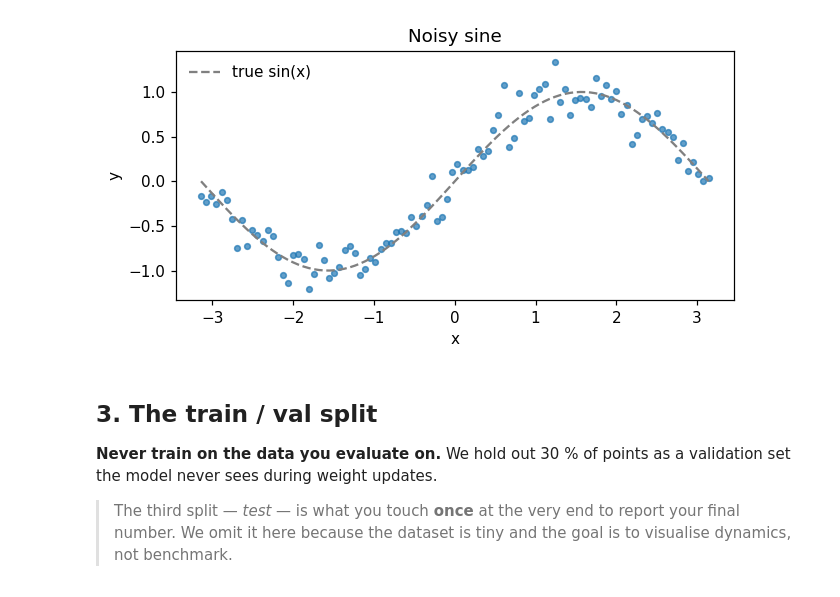
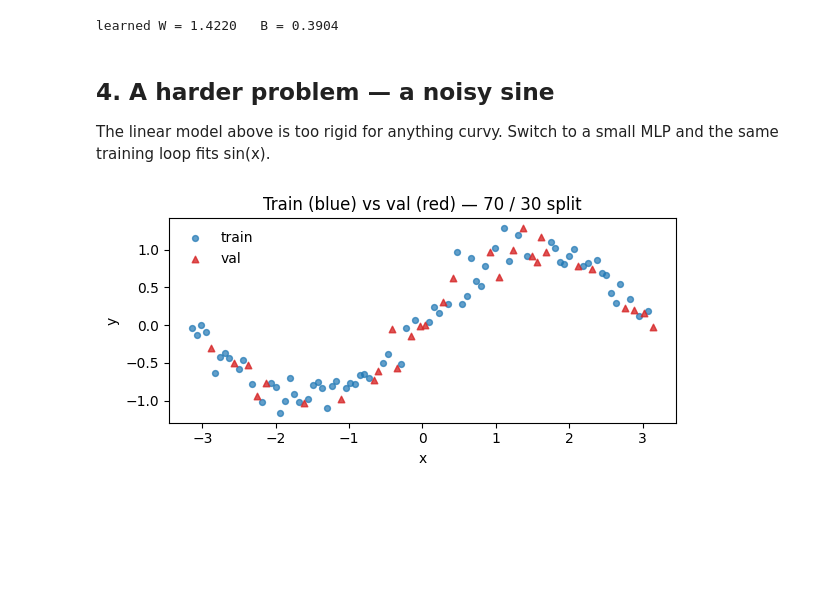
Before and after one commit to allamaprabhuani/allamaprabhuani.github.io, a Jupyter notebook: notebooks/01-ml-training.ipynb, the cells around one changed output. Cells and saved outputs as stored; diff of their text form; code cells hidden in the pictures; blank space fills up the shorter version.

```diff
--- a/notebooks/01-ml-training.ipynb
+++ b/notebooks/01-ml-training.ipynb
@@ -22,6 +0,0 @@ notebook runs in seconds on CPU.
-# %%
-import torch, torch.nn as nn, torch.optim as optim
-import numpy as np
-import matplotlib.pyplot as plt
-torch.manual_seed(0); np.random.seed(0)
-plt.rcParams['figure.dpi'] = 110
@@ -34,21 +78,40 @@ stress vs strain in the linear regime.
+# %%
+x_t = torch.tensor(x_data, dtype=torch.float32).view(-1, 1)
+y_t = torch.tensor(y_data, dtype=torch.float32).view(-1, 1)
+
+model = nn.Linear(1, 1)              # `Wx + b`, learnable W and b
+opt = optim.SGD(model.parameters(), lr=0.01)
+loss_fn = nn.MSELoss()
+for ep in range(200):
+    y_pred = model(x_t)              # forward
+    loss = loss_fn(y_pred, y_t)      # how wrong
+    opt.zero_grad()                  # reset gradients
+    loss.backward()                  # autograd computes ∂L/∂w, ∂L/∂b
+    opt.step()                       # w ← w − lr·∂L/∂w
+
+print(f'learned W = {model.weight.item():.4f}   B = {model.bias.item():.4f}')
+# %% [output]
+learned W = 1.4220   B = 0.3904
+# %% [markdown]
+## 4. A harder problem — a noisy sine
+
+The linear model above is too rigid for anything curvy. Switch to a
+small MLP and the same training loop fits sin(x).
 # %%
-N = 100
-X = torch.linspace(-torch.pi, torch.pi, N).view(-1, 1)
+X = torch.linspace(-torch.pi, torch.pi, 100).view(-1, 1)
 y = torch.sin(X) + 0.15 * torch.randn_like(X)
 
-plt.figure(figsize=(6, 3.2))
-plt.scatter(X.numpy(), y.numpy(), s=14, alpha=0.7)
-plt.plot(X.numpy(), torch.sin(X).numpy(), '--', color='gray', label='true sin(x)')
-plt.legend(frameon=False); plt.xlabel('x'); plt.ylabel('y'); plt.title('Noisy sine')
+idx = torch.randperm(100)
+tr, va = idx[:70], idx[70:]
+Xt, yt = X[tr], y[tr]
+Xv, yv = X[va], y[va]
+
+plt.figure(figsize=(6, 3.0))
+plt.scatter(Xt.numpy(), yt.numpy(), s=18, label='train', alpha=0.7, color='#1f77b4')
+plt.scatter(Xv.numpy(), yv.numpy(), s=22, label='val', alpha=0.8,
+            color='#d62728', marker='^')
+plt.legend(frameon=False); plt.xlabel('x'); plt.ylabel('y')
+plt.title('Train (blue) vs val (red) — 70 / 30 split')
 plt.tight_layout(); plt.show()
 # %% [output]
-[figure, old version]
+[figure, new version]
-# %% [markdown]
-## 3. The train / val split
-
-**Never train on the data you evaluate on.** We hold out 30 % of points as a
-validation set the model never sees during weight updates.
-
-> The third split — *test* — is what you touch **once** at the very end to
-> report your final number. We omit it here because the dataset is tiny and
-> the goal is to visualise dynamics, not benchmark.
```
Also changed, not shown: parts of 22 cells of this notebook, 8 other files.
